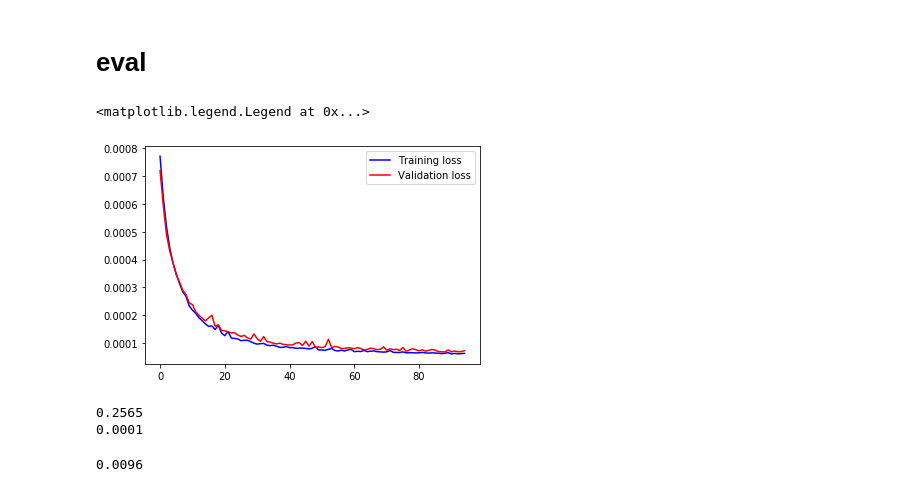
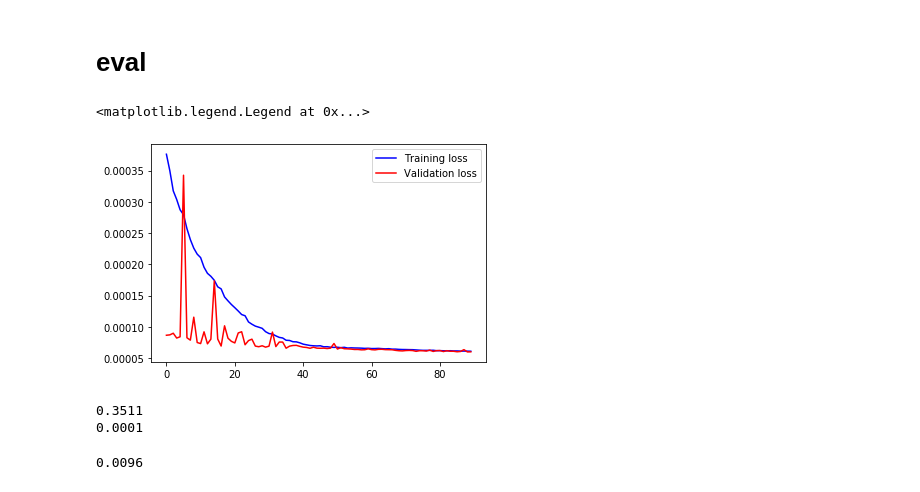
Before and after one commit to skywalker0803r/pa, a Jupyter notebook: cnn-time-stack.ipynb, the cells around one changed output. Saved outputs shown, nothing was run; the diff lists cells and outputs as text; code cells hidden in the pictures.

```diff
--- a/cnn-time-stack.ipynb
+++ b/cnn-time-stack.ipynb
@@ -38,12 +39,12 @@ df.head()
 # %% [markdown]
 # scale
 # %%
-#from sklearn.preprocessing import MinMaxScaler
+from sklearn.preprocessing import MinMaxScaler
 
-#x_col = df.drop('target',axis=1).columns.tolist()
-#y_col = 'target'
+x_col = df.drop('target',axis=1).columns.tolist()
+y_col = 'target'
 
-#sc = MinMaxScaler()
-#df[x_col] = sc.fit_transform(df[x_col])
+sc = MinMaxScaler()
+df[x_col] = sc.fit_transform(df[x_col])
 
-#df.head()
+df.head()
@@ -106,15 +116,13 @@ import warnings;warnings.simplefilter('ignore')
 # %%
 model = Sequential()
 
-model.add(Conv2D(filters=6, kernel_size=(2,2), padding='same', activation='relu', input_shape=X[0].shape))
-model.add(MaxPool2D(pool_size=(2,2)))
-
-model.add(Conv2D(filters=16, kernel_size=(2,2), padding='same', activation='relu'))
+model.add(Conv2D(filters=32, kernel_size=(3,3), padding='same', activation='relu', input_shape=X[0].shape))
+model.add(Conv2D(filters=64, kernel_size=(3,3), padding='same', activation='relu'))
 model.add(MaxPool2D(pool_size=(2,2)))
 
 model.add(Flatten())
-model.add(Dense(120, activation='relu'))
-model.add(Dense(84, activation='relu'))
+model.add(Dropout(0.25))
+model.add(Dense(128))
 model.add(Dense(1))
 
 model.summary()
@@ -171,13 +179,13 @@ Epoch 100/100
 # %% [markdown]
 # eval
 # %%
-n = 5
+n = 10
 plt.plot(history.history['loss'][n:], color='b', label="Training loss")
 plt.plot(history.history['val_loss'][n:], color='r', label="Validation loss")
 plt.legend()
 # %% [output]
 <matplotlib.legend.Legend at 0x...>
-[figure, old version]
+[figure, new version]
 # %%
 from sklearn.metrics import r2_score,mean_squared_error
 
@@ -185,7 +193,7 @@ y_pred = model.predict(X_test).ravel()
 print(round(r2_score(y_test,y_pred),4))
 print(round(mean_squared_error(y_test,y_pred),4))
 # %% [output]
-0.2565
+0.3511
 0.0001
 # %%
 print(round(df['target'].std(),4))
```
Also changed, not shown: parts of 9 cells of this notebook, 1 other file.
